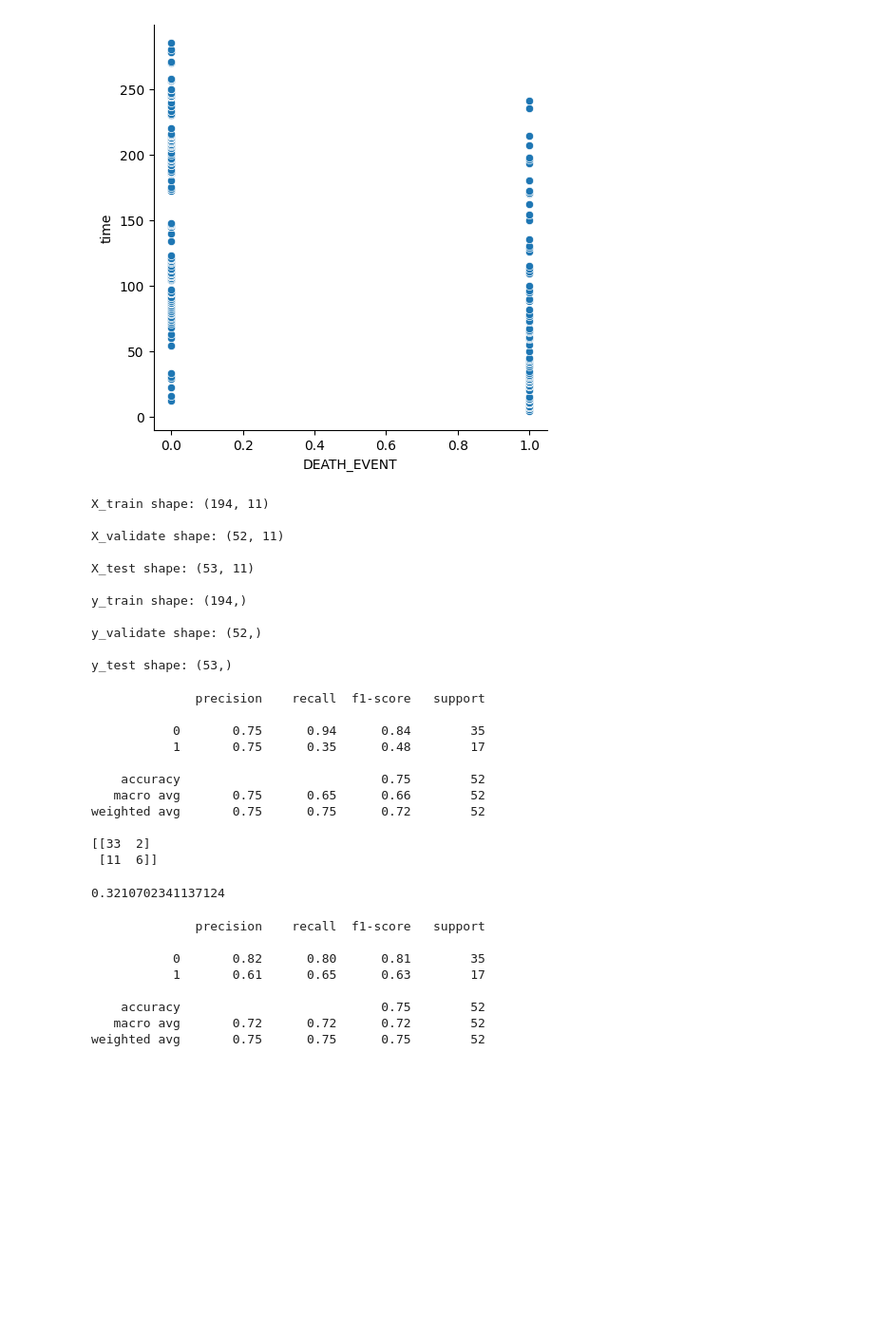
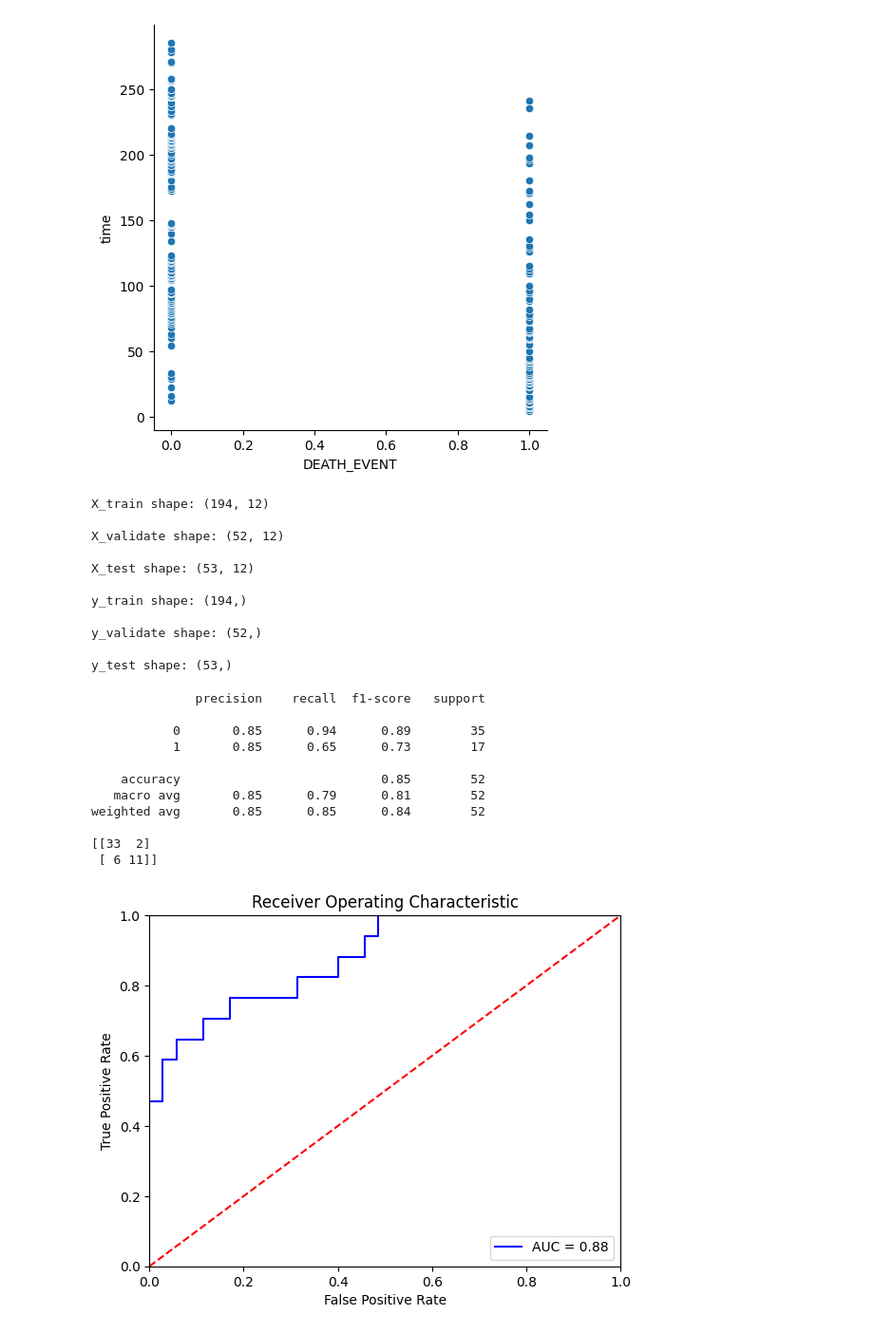
Before and after one commit to Hubert-Magdziak/ML-heart-failure-prediction, a Jupyter notebook: Models/model0.ipynb, the cells around one changed output. Shown at 95% size. Cells and saved outputs as stored; diff of their text form; code cells hidden in the pictures; blank space fills up the shorter version.

```diff
--- a/Models/model0.ipynb
+++ b/Models/model0.ipynb
@@ -54,7 +54,7 @@ Correlation between 'time' and 'DEATH_EVENT': -0.54
 [figure]
 # %%
 # Split the data into training and testing
-df_modelling = df.drop(columns=["time"])
+df_modelling = df.copy()
 X = df_modelling.drop(columns=["DEATH_EVENT"])
 y = df_modelling["DEATH_EVENT"]
 X_train, X_test, y_train, y_test = train_test_split(
@@ -81,11 +81,11 @@ print(f"y_train shape: {y_train.shape}\n")
 print(f"y_validate shape: {y_validate.shape}\n")
 print(f"y_test shape: {y_test.shape}\n")
 # %% [output]
-X_train shape: (194, 11)
+X_train shape: (194, 12)
 
-X_validate shape: (52, 11)
+X_validate shape: (52, 12)
 
-X_test shape: (53, 11)
+X_test shape: (53, 12)
 
 y_train shape: (194,)
 
@@ -107,27 +107,16 @@ print(confusion_matrix(y_validate, y_pred_elastic_net))
 # %% [output]
               precision    recall  f1-score   support
 
-           0       0.75      0.94      0.84        35
-           1       0.75      0.35      0.48        17
+           0       0.85      0.94      0.89        35
+           1       0.85      0.65      0.73        17
 
-    accuracy                           0.75        52
-   macro avg       0.75      0.65      0.66        52
-weighted avg       0.75      0.75      0.72        52
+    accuracy                           0.85        52
+   macro avg       0.85      0.79      0.81        52
+weighted avg       0.85      0.85      0.84        52
 
 [[33  2]
- [11  6]]
+ [ 6 11]]
-# %%
-y.mean()
-# %% [output]
-0.3210702341137124
-# %%
-print(classification_report(y_validate, y_pred_proba_elastic_net >= y.mean()))
-# %% [output]
-              precision    recall  f1-score   support
-
-           0       0.82      0.80      0.81        35
-           1       0.61      0.65      0.63        17
-
-    accuracy                           0.75        52
-   macro avg       0.72      0.72      0.72        52
-weighted avg       0.75      0.75      0.75        52
+# %%
+ROC(y_validate, y_pred_proba_elastic_net)
+# %% [output]
+[figure, added]
```
Also changed, not shown: parts of 11 cells of this notebook, 1 other file.
